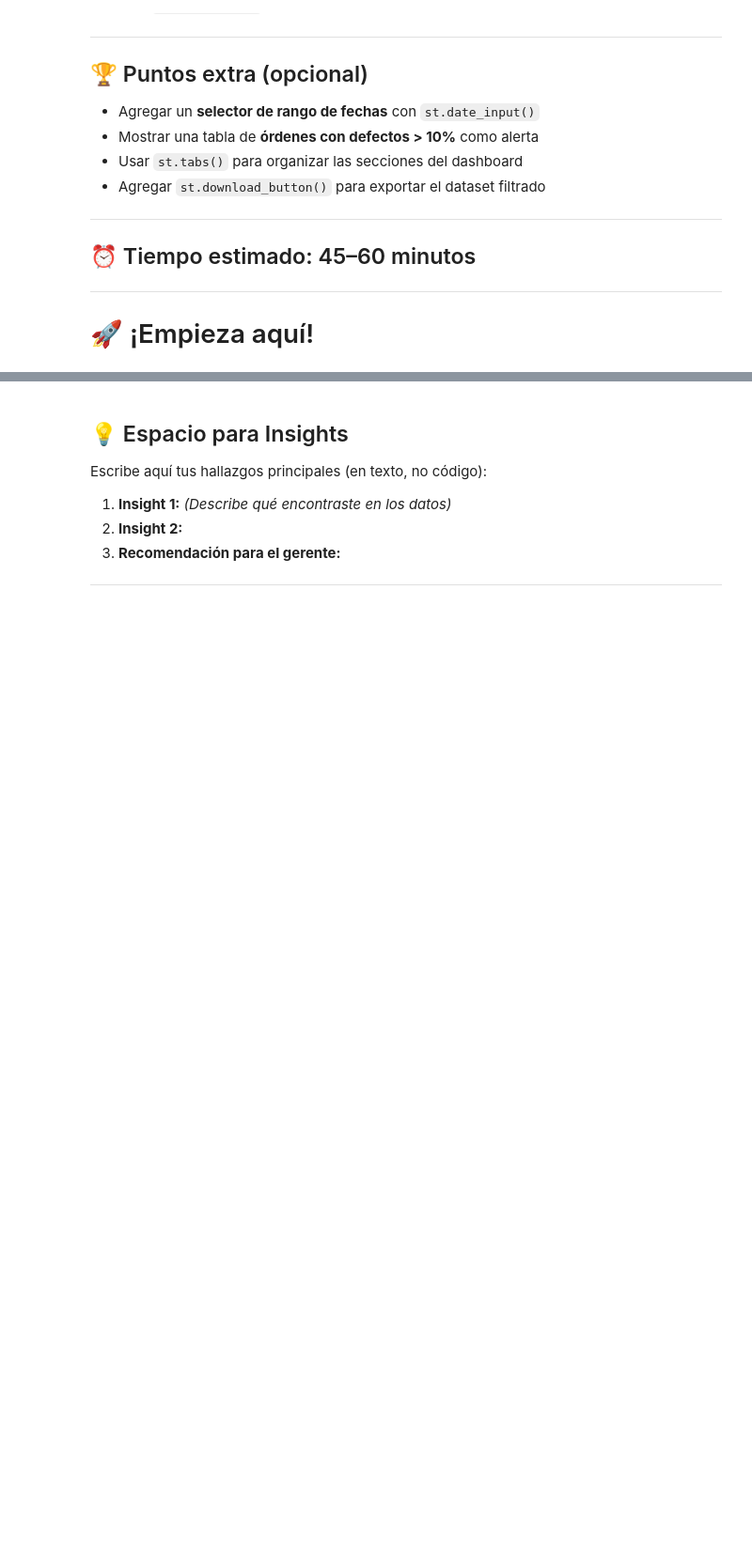
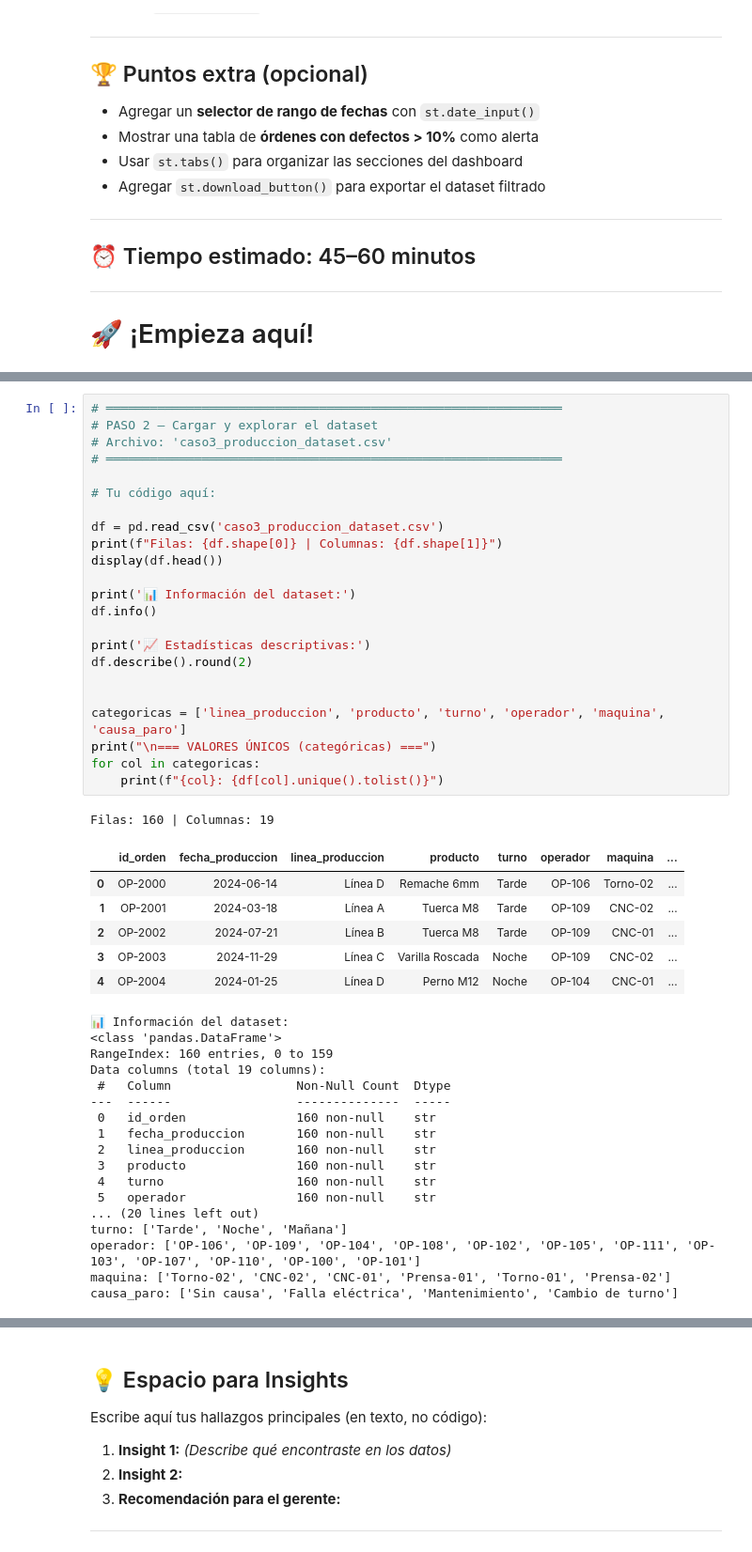
Before and after one commit to Camislos/dashboard_produccion, a Jupyter notebook: caso3_produccion_tarea.ipynb, the cells around one changed output, grey strips where cells are left out. Shown at 94% size. Saved outputs shown, nothing was run; the diff lists cells and outputs as text; blank space fills up the shorter version.

```diff
--- a/caso3_produccion_tarea.ipynb
+++ b/caso3_produccion_tarea.ipynb
@@ -129,0 +116,48 @@ Archivo: `caso3_produccion_dataset.csv`
+# %%
+# ══════════════════════════════════════════════════════════════
+# PASO 2 — Cargar y explorar el dataset
+# Archivo: 'caso3_produccion_dataset.csv'
+# ══════════════════════════════════════════════════════════════
+
+# Tu código aquí:
+
+df = pd.read_csv('caso3_produccion_dataset.csv')
+print(f"Filas: {df.shape[0]} | Columnas: {df.shape[1]}")
+display(df.head())
+
+print('📊 Información del dataset:')
+df.info()
+
+print('📈 Estadísticas descriptivas:')
+df.describe().round(2)
+
+
+categoricas = ['linea_produccion', 'producto', 'turno', 'operador', 'maquina', 'causa_paro']
+print("\n=== VALORES ÚNICOS (categóricas) ===")
+for col in categoricas:
+    print(f"{col}: {df[col].unique().tolist()}")
+# %% [output]
+Filas: 160 | Columnas: 19
+|  | id_orden | fecha_produccion | linea_produccion | producto | turno | operador | maquina | ... |
+| 0 | OP-2000 | 2024-06-14 | Línea D | Remache 6mm | Tarde | OP-106 | Torno-02 | ... |
+| 1 | OP-2001 | 2024-03-18 | Línea A | Tuerca M8 | Tarde | OP-109 | CNC-02 | ... |
+| 2 | OP-2002 | 2024-07-21 | Línea B | Tuerca M8 | Tarde | OP-109 | CNC-01 | ... |
+| 3 | OP-2003 | 2024-11-29 | Línea C | Varilla Roscada | Noche | OP-109 | CNC-02 | ... |
+| 4 | OP-2004 | 2024-01-25 | Línea D | Perno M12 | Noche | OP-104 | CNC-01 | ... |
+📊 Información del dataset:
+<class 'pandas.DataFrame'>
+RangeIndex: 160 entries, 0 to 159
+Data columns (total 19 columns):
+ #   Column                 Non-Null Count  Dtype
+---  ------                 --------------  -----
+ 0   id_orden               160 non-null    str
+ 1   fecha_produccion       160 non-null    str
+ 2   linea_produccion       160 non-null    str
+ 3   producto               160 non-null    str
+ 4   turno                  160 non-null    str
+ 5   operador               160 non-null    str
+... (20 lines left out)
+turno: ['Tarde', 'Noche', 'Mañana']
+operador: ['OP-106', 'OP-109', 'OP-104', 'OP-108', 'OP-102', 'OP-105', 'OP-111', 'OP-103', 'OP-107', 'OP-110', 'OP-100', 'OP-101']
+maquina: ['Torno-02', 'CNC-02', 'CNC-01', 'Prensa-01', 'Torno-01', 'Prensa-02']
+causa_paro: ['Sin causa', 'Falla eléctrica', 'Mantenimiento', 'Cambio de turno']
```
Also changed, not shown: parts of 15 cells of this notebook, 1 other file.
